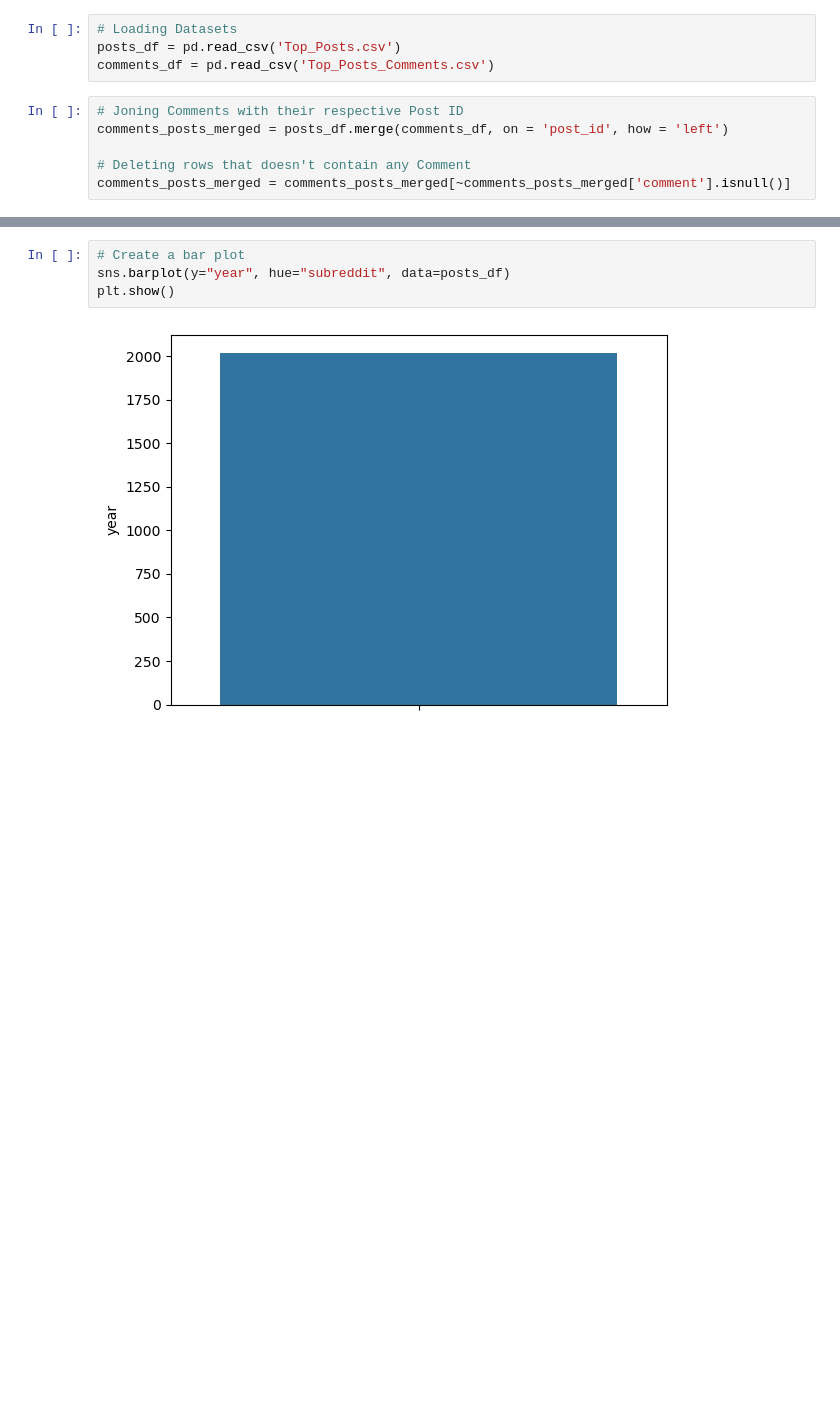
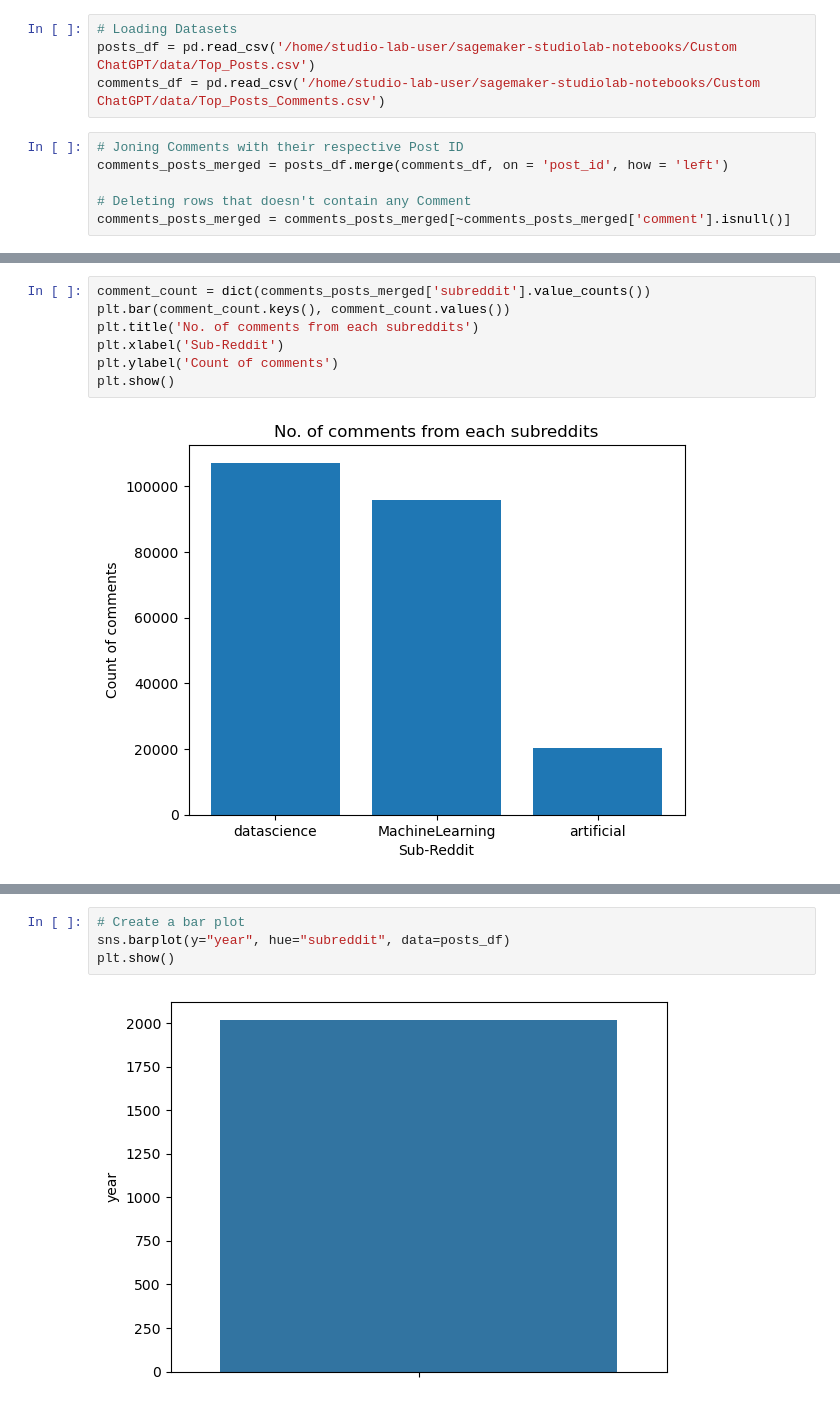
Before and after one commit to tushar-mahalya/Custom-ChatGPT, a Jupyter notebook: notebooks/2. EDA+Sentiment & Emotion Analysis.ipynb, the cells around one changed output, grey strips where cells are left out. Saved outputs shown, nothing was run; the diff lists cells and outputs as text; blank space fills up the shorter version.

```diff
--- a/EDA.ipynb
+++ b/notebooks/2. EDA+Sentiment & Emotion Analysis.ipynb
@@ -11,7 +16,7 @@ from transformers import pipeline
 # %%
 # Loading Datasets
-posts_df = pd.read_csv('Top_Posts.csv')
-comments_df = pd.read_csv('Top_Posts_Comments.csv')
+posts_df = pd.read_csv('/home/studio-lab-user/sagemaker-studiolab-notebooks/Custom ChatGPT/data/Top_Posts.csv')
+comments_df = pd.read_csv('/home/studio-lab-user/sagemaker-studiolab-notebooks/Custom ChatGPT/data/Top_Posts_Comments.csv')
 # %%
 # Joning Comments with their respective Post ID
 comments_posts_merged = posts_df.merge(comments_df, on = 'post_id', how = 'left')
@@ -29,0 +35,9 @@ comments_posts_merged.sample(5)
+# %%
+comment_count = dict(comments_posts_merged['subreddit'].value_counts())
+plt.bar(comment_count.keys(), comment_count.values())
+plt.title('No. of comments from each subreddits')
+plt.xlabel('Sub-Reddit')
+plt.ylabel('Count of comments')
+plt.show()
+# %% [output]
+[figure, added]
```
Also changed, not shown: parts of 5 cells of this notebook, 12 other files.
